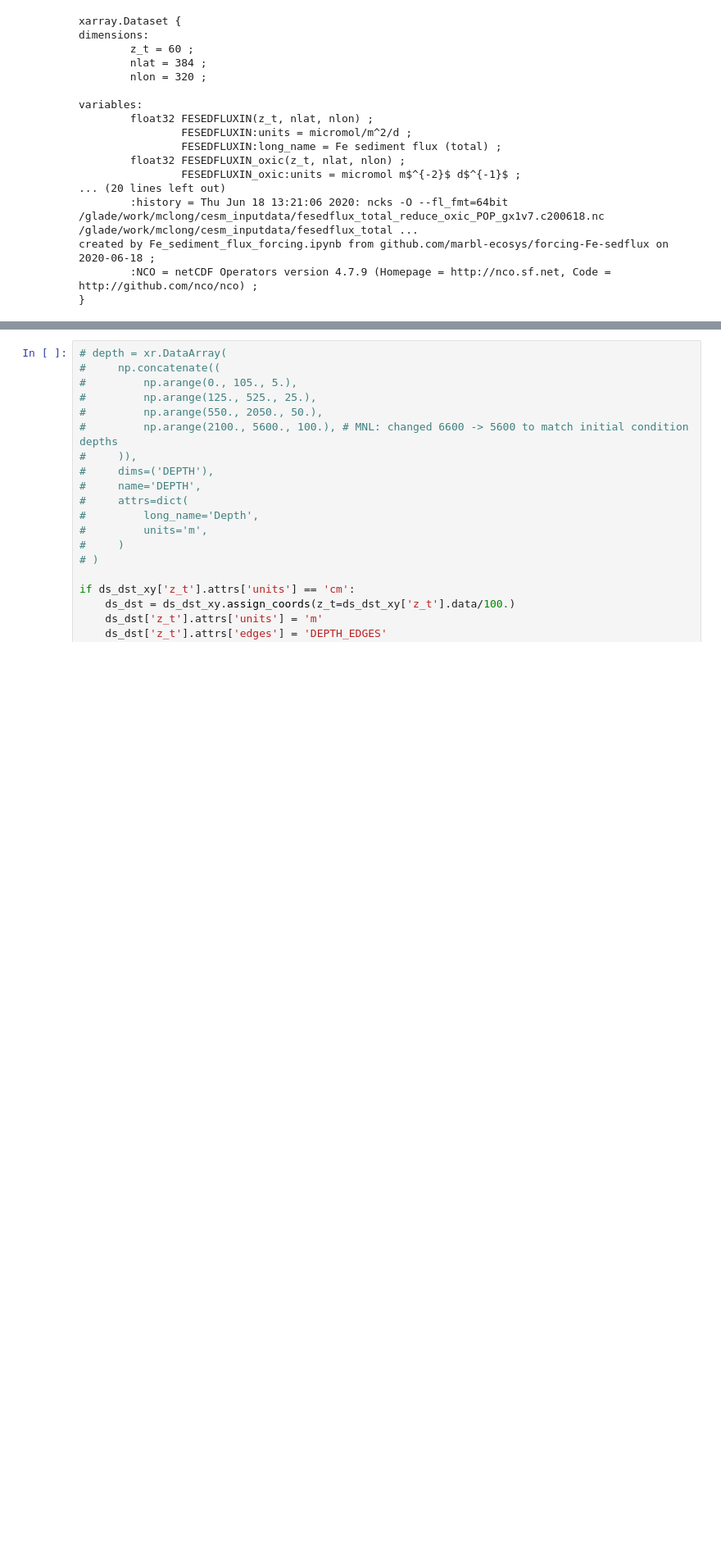
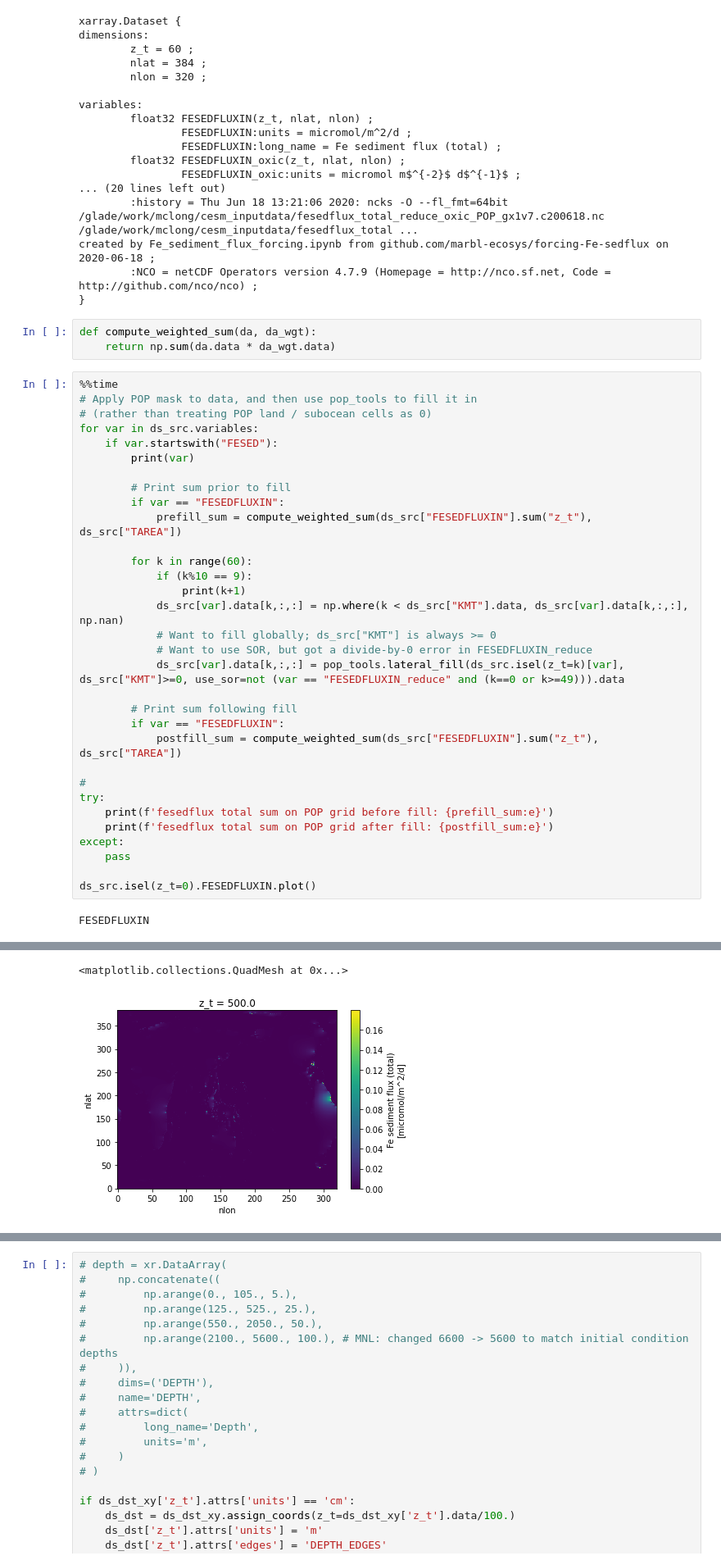
Before and after one commit to marbl-ecosys/forcing-Fe-sedflux, a Jupyter notebook: notebooks/preliminary_MOM6_forcing.ipynb, the cells around one changed output, grey strips where cells are left out. Shown at 82% size. Saved outputs shown, nothing was run; the diff lists cells and outputs as text; blank space fills up the shorter version.

```diff
--- a/notebooks/preliminary_MOM6_forcing.ipynb
+++ b/notebooks/preliminary_MOM6_forcing.ipynb
@@ -70,3 +64,40 @@ variables:
 created by Fe_sediment_flux_forcing.ipynb from github.com/marbl-ecosys/forcing-Fe-sedflux on 2020-06-18 ;
         :NCO = netCDF Operators version 4.7.9 (Homepage = http://nco.sf.net, Code = http://github.com/nco/nco) ;
 }
+# %%
+def compute_weighted_sum(da, da_wgt):
+    return np.sum(da.data * da_wgt.data)
+# %%
+%%time
+# Apply POP mask to data, and then use pop_tools to fill it in
+# (rather than treating POP land / subocean cells as 0)
+for var in ds_src.variables:
+    if var.startswith("FESED"):
+        print(var)
+
+        # Print sum prior to fill
+        if var == "FESEDFLUXIN":
+            prefill_sum = compute_weighted_sum(ds_src["FESEDFLUXIN"].sum("z_t"), ds_src["TAREA"])
+
+        for k in range(60):
+            if (k%10 == 9):
+                print(k+1)
+            ds_src[var].data[k,:,:] = np.where(k < ds_src["KMT"].data, ds_src[var].data[k,:,:], np.nan)
+            # Want to fill globally; ds_src["KMT"] is always >= 0
+            # Want to use SOR, but got a divide-by-0 error in FESEDFLUXIN_reduce
+            ds_src[var].data[k,:,:] = pop_tools.lateral_fill(ds_src.isel(z_t=k)[var], ds_src["KMT"]>=0, use_sor=not (var == "FESEDFLUXIN_reduce" and (k==0 or k>=49))).data
+
+        # Print sum following fill
+        if var == "FESEDFLUXIN":
+            postfill_sum = compute_weighted_sum(ds_src["FESEDFLUXIN"].sum("z_t"), ds_src["TAREA"])
+
+#
+try:
+    print(f'fesedflux total sum on POP grid before fill: {prefill_sum:e}')
+    print(f'fesedflux total sum on POP grid after fill: {postfill_sum:e}')
+except:
+    pass
+
+ds_src.isel(z_t=0).FESEDFLUXIN.plot()
+# %% [output]
+FESEDFLUXIN
@@ -73,2 +121,4 @@ created by Fe_sediment_flux_forcing.ipynb from github.com/marbl-ecosys/forcing-F
+<matplotlib.collections.QuadMesh at 0x...>
+[figure, added]
 # %%
 ds_dst_xy = regridder.regrid(ds_src, renormalize=True, apply_mask=True)
```
Also changed, not shown: parts of 10 cells of this notebook, 7 other files.
